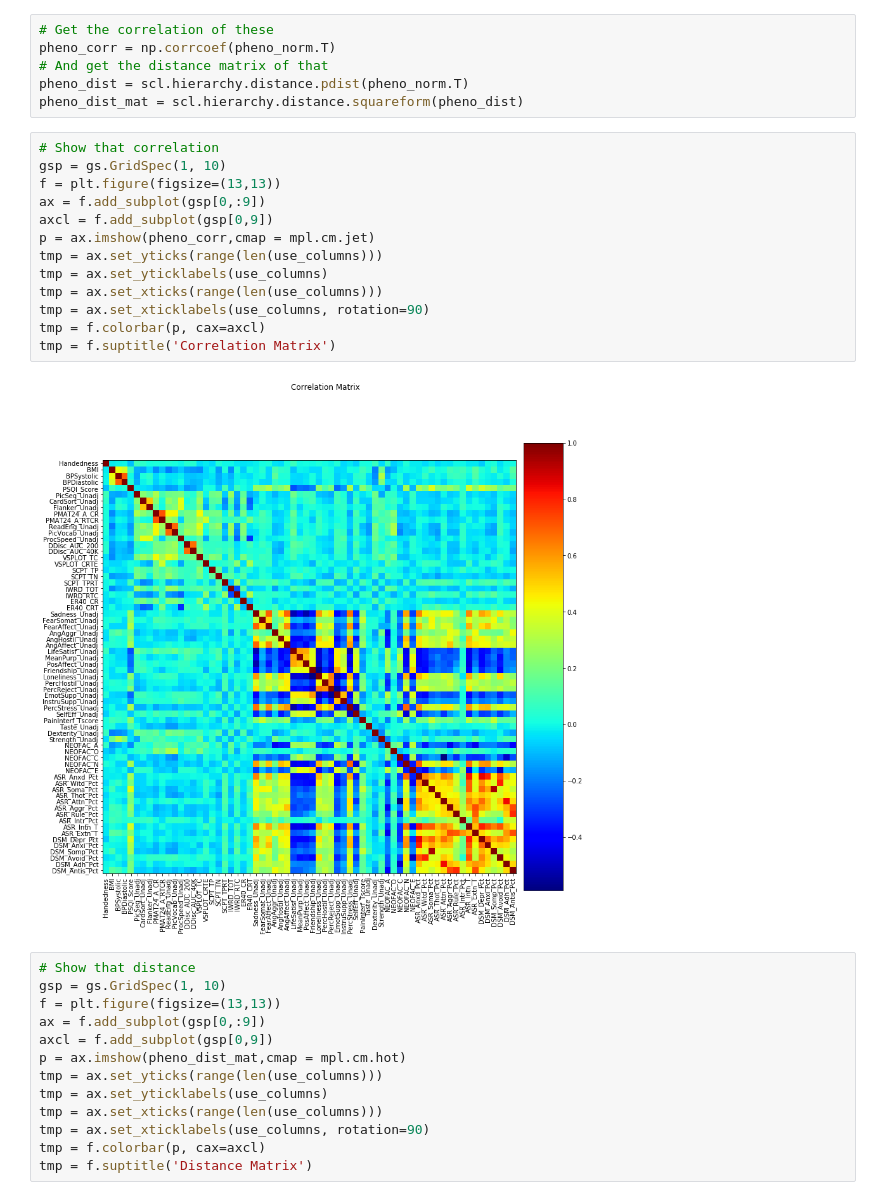
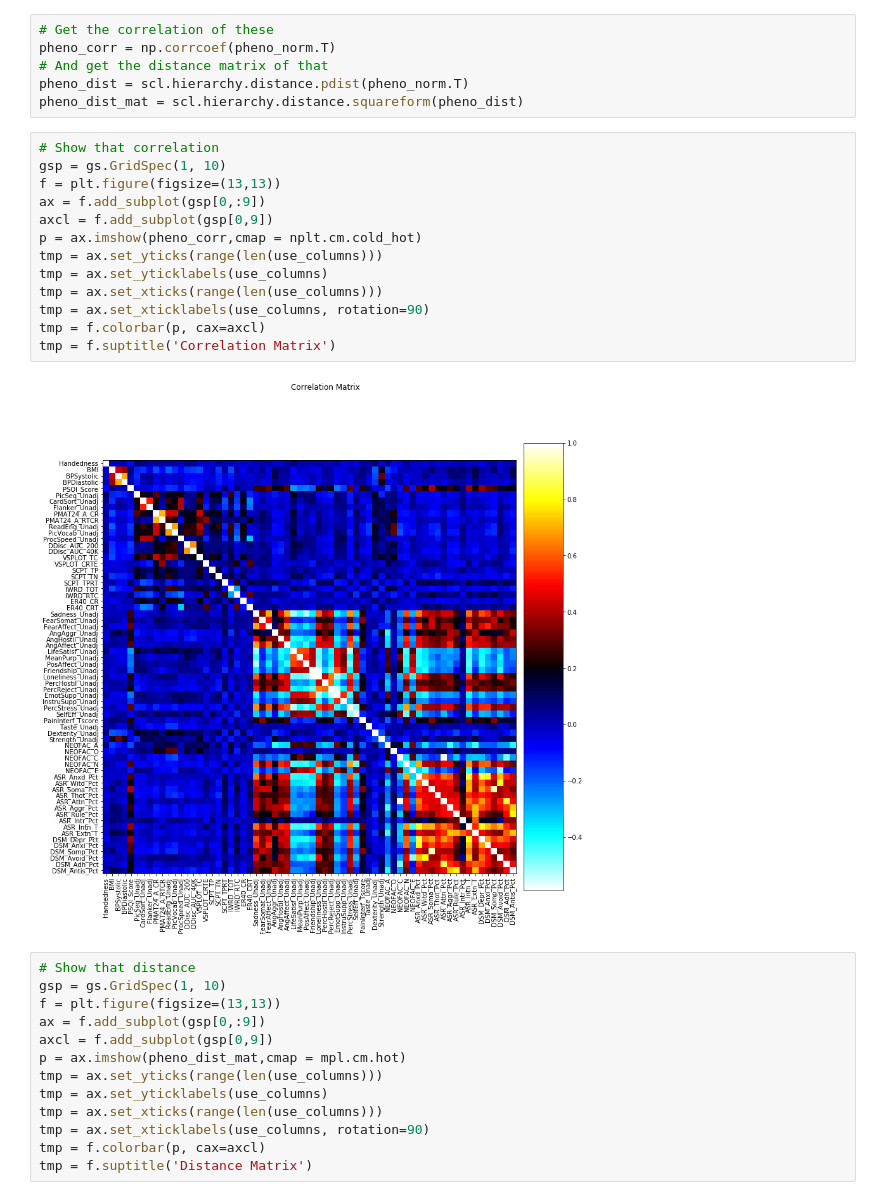
Before and after one commit to SIMEXP/hcp, a Jupyter notebook: hcp_clustering_bootstraping_pheno.ipynb, the cells around one changed output. Saved outputs shown, nothing was run; the diff lists cells and outputs as text.

```diff
--- a/hcp_clustering_bootstraping_pheno.ipynb
+++ b/hcp_clustering_bootstraping_pheno.ipynb
@@ -257,18 +181,18 @@ pheno_dist_mat = scl.hierarchy.distance.squareform(pheno_dist)
 # %%
 # Show that correlation
 gsp = gs.GridSpec(1, 10)
 f = plt.figure(figsize=(13,13))
 ax = f.add_subplot(gsp[0,:9])
 axcl = f.add_subplot(gsp[0,9])
-p = ax.imshow(pheno_corr,cmap = mpl.cm.jet)
+p = ax.imshow(pheno_corr,cmap = nplt.cm.cold_hot)
 tmp = ax.set_yticks(range(len(use_columns)))
 tmp = ax.set_yticklabels(use_columns)
 tmp = ax.set_xticks(range(len(use_columns)))
 tmp = ax.set_xticklabels(use_columns, rotation=90)
 tmp = f.colorbar(p, cax=axcl)
 tmp = f.suptitle('Correlation Matrix')
 # %% [output]
-[figure, old version]
+[figure, new version]
 # %%
 # Show that distance
 gsp = gs.GridSpec(1, 10)
```
Also changed, not shown: parts of 34 cells of this notebook.
